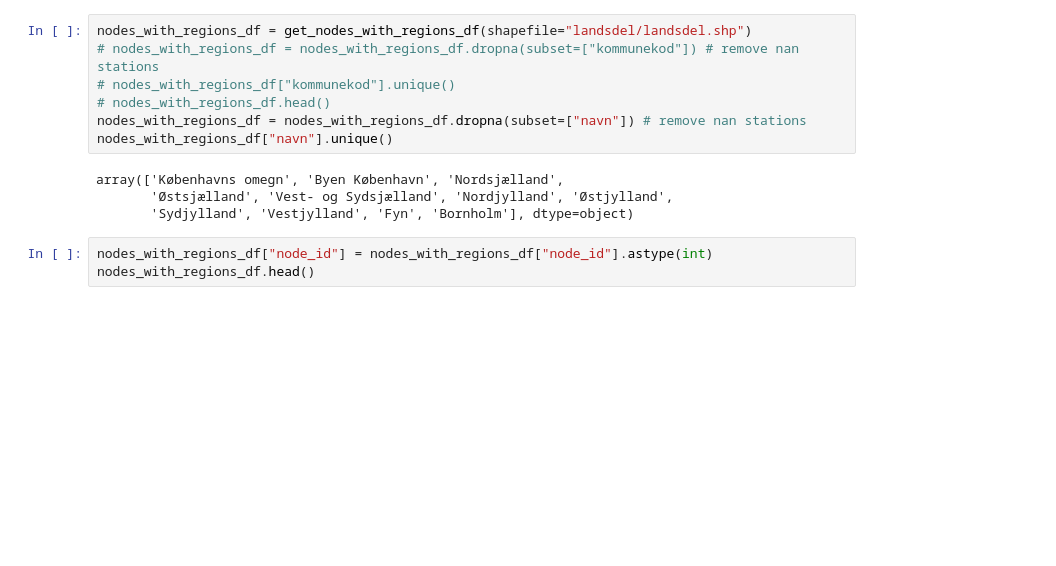
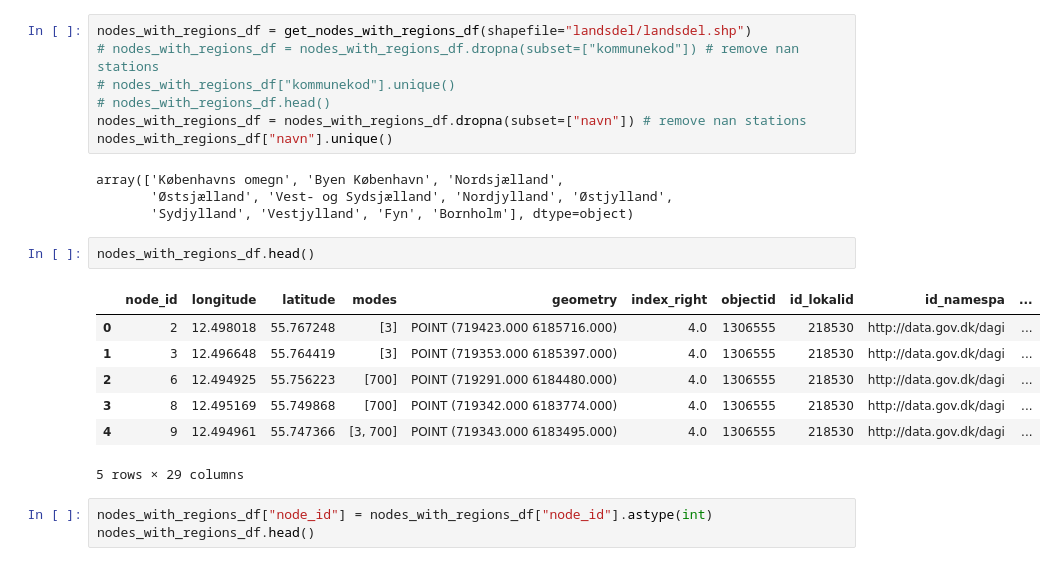
Before and after one commit to johanlaursen/imput, a Jupyter notebook: spatialweights.ipynb, the cells around one changed output. Cells and saved outputs as stored; diff of their text form; blank space fills up the shorter version.

```diff
--- a/spatialweights.ipynb
+++ b/spatialweights.ipynb
@@ -25,6 +25,16 @@ nodes_with_regions_df["navn"].unique()
 array(['Københavns omegn', 'Byen København', 'Nordsjælland',
        'Østsjælland', 'Vest- og Sydsjælland', 'Nordjylland', 'Østjylland',
        'Sydjylland', 'Vestjylland', 'Fyn', 'Bornholm'], dtype=object)
+# %%
+nodes_with_regions_df.head()
+# %% [output]
+|  | node_id | longitude | latitude | modes | geometry | index_right | objectid | id_lokalid | id_namespa | ... |
+| 0 | 2 | 12.498018 | 55.767248 | [3] | POINT (719423.000 6185716.000) | 4.0 | 1306555 | 218530 | http://data.gov.dk/dagi | ... |
+| 1 | 3 | 12.496648 | 55.764419 | [3] | POINT (719353.000 6185397.000) | 4.0 | 1306555 | 218530 | http://data.gov.dk/dagi | ... |
+| 2 | 6 | 12.494925 | 55.756223 | [700] | POINT (719291.000 6184480.000) | 4.0 | 1306555 | 218530 | http://data.gov.dk/dagi | ... |
+| 3 | 8 | 12.495169 | 55.749868 | [700] | POINT (719342.000 6183774.000) | 4.0 | 1306555 | 218530 | http://data.gov.dk/dagi | ... |
+| 4 | 9 | 12.494961 | 55.747366 | [3, 700] | POINT (719343.000 6183495.000) | 4.0 | 1306555 | 218530 | http://data.gov.dk/dagi | ... |
+5 rows × 29 columns
 # %%
 nodes_with_regions_df["node_id"] = nodes_with_regions_df["node_id"].astype(int)
 nodes_with_regions_df.head()
```
Also changed, not shown: 9 other files.
